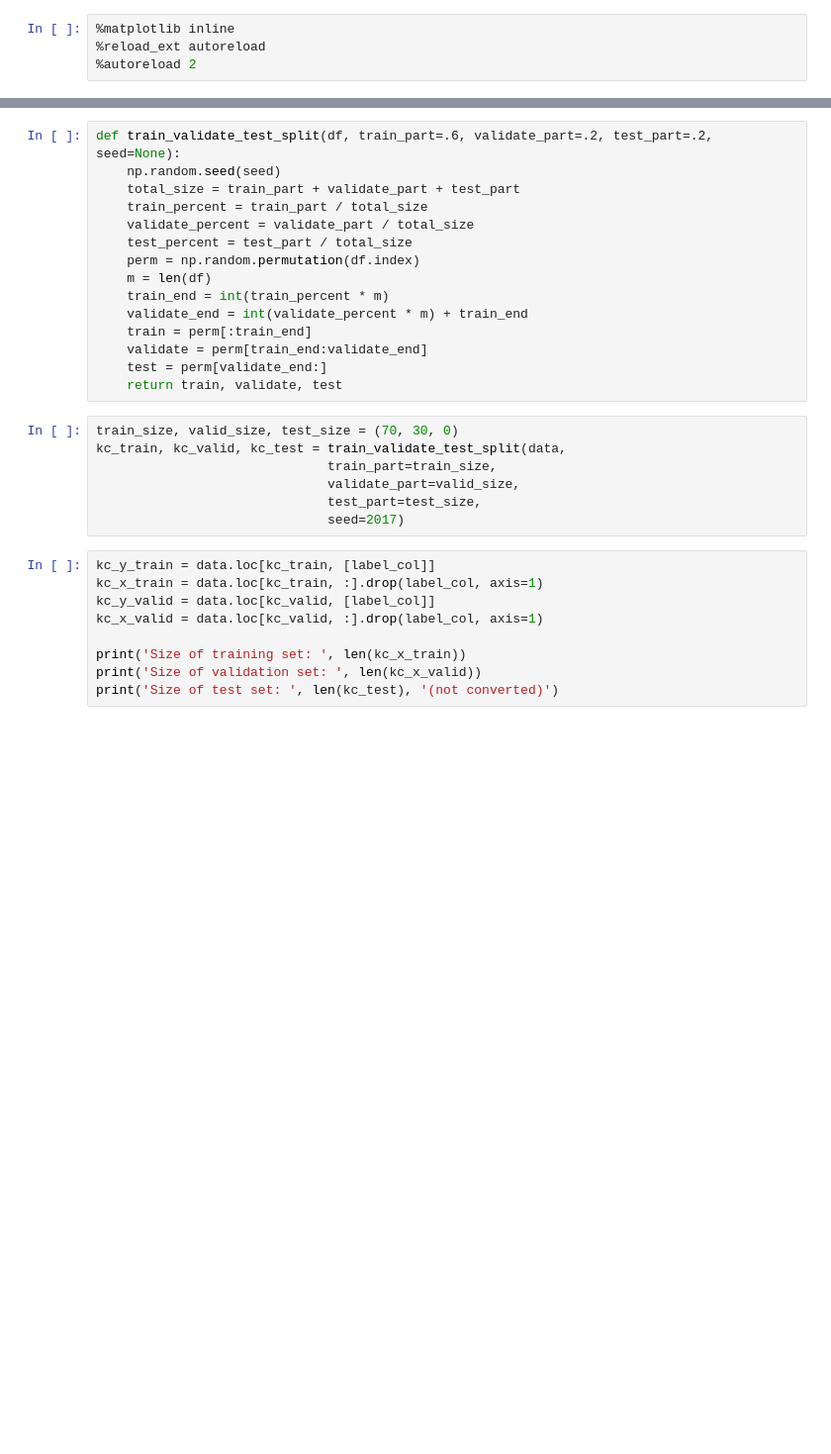
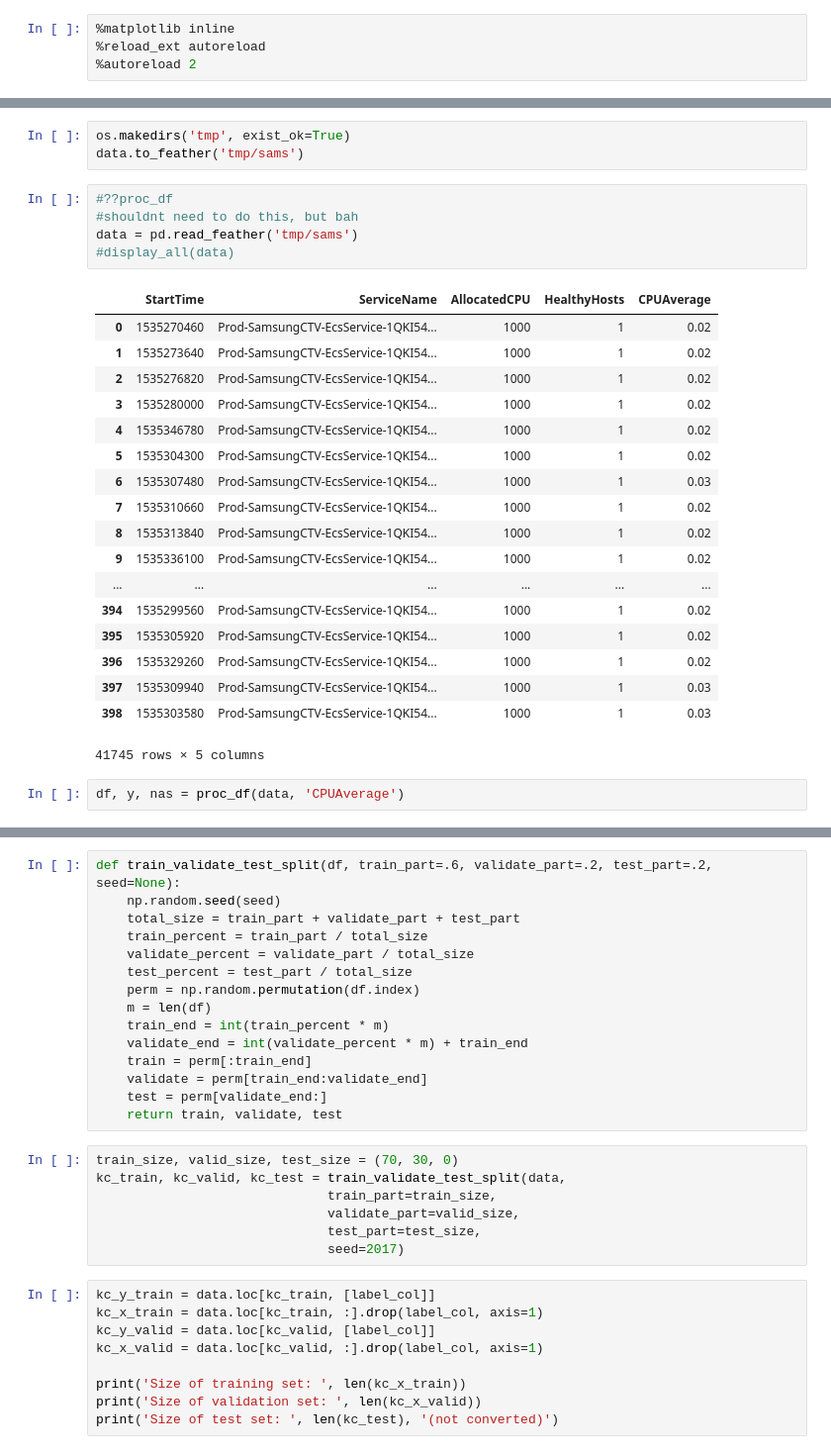
Before and after one commit to imomou/ShadowMimic, a Jupyter notebook: Sam'sExperiment.ipynb, the cells around one changed output, grey strips where cells are left out. Shown at 99% size. Drawn from its saved outputs; the diff is of its cells as text; blank space fills up the shorter version.

```diff
--- a/Sam'sExperiment.ipynb
+++ b/Sam'sExperiment.ipynb
@@ -44,0 +159,29 @@ plt.show()
+# %%
+os.makedirs('tmp', exist_ok=True)
+data.to_feather('tmp/sams')
+# %%
+#??proc_df
+#shouldnt need to do this, but bah
+data = pd.read_feather('tmp/sams')
+#display_all(data)
+# %% [output]
+|  | StartTime | ServiceName | AllocatedCPU | HealthyHosts | CPUAverage |
+| 0 | 1535270460 | Prod-SamsungCTV-EcsService-1QKI54... | 1000 | 1 | 0.02 |
+| 1 | 1535273640 | Prod-SamsungCTV-EcsService-1QKI54... | 1000 | 1 | 0.02 |
+| 2 | 1535276820 | Prod-SamsungCTV-EcsService-1QKI54... | 1000 | 1 | 0.02 |
+| 3 | 1535280000 | Prod-SamsungCTV-EcsService-1QKI54... | 1000 | 1 | 0.02 |
+| 4 | 1535346780 | Prod-SamsungCTV-EcsService-1QKI54... | 1000 | 1 | 0.02 |
+| 5 | 1535304300 | Prod-SamsungCTV-EcsService-1QKI54... | 1000 | 1 | 0.02 |
+| 6 | 1535307480 | Prod-SamsungCTV-EcsService-1QKI54... | 1000 | 1 | 0.03 |
+| 7 | 1535310660 | Prod-SamsungCTV-EcsService-1QKI54... | 1000 | 1 | 0.02 |
+| 8 | 1535313840 | Prod-SamsungCTV-EcsService-1QKI54... | 1000 | 1 | 0.02 |
+| 9 | 1535336100 | Prod-SamsungCTV-EcsService-1QKI54... | 1000 | 1 | 0.02 |
+| ... | ... | ... | ... | ... | ... |
+| 394 | 1535299560 | Prod-SamsungCTV-EcsService-1QKI54... | 1000 | 1 | 0.02 |
+| 395 | 1535305920 | Prod-SamsungCTV-EcsService-1QKI54... | 1000 | 1 | 0.02 |
+| 396 | 1535329260 | Prod-SamsungCTV-EcsService-1QKI54... | 1000 | 1 | 0.02 |
+| 397 | 1535309940 | Prod-SamsungCTV-EcsService-1QKI54... | 1000 | 1 | 0.03 |
+| 398 | 1535303580 | Prod-SamsungCTV-EcsService-1QKI54... | 1000 | 1 | 0.03 |
+41745 rows × 5 columns
+# %%
+df, y, nas = proc_df(data, 'CPUAverage')
```
Also changed, not shown: parts of 33 cells of this notebook.
